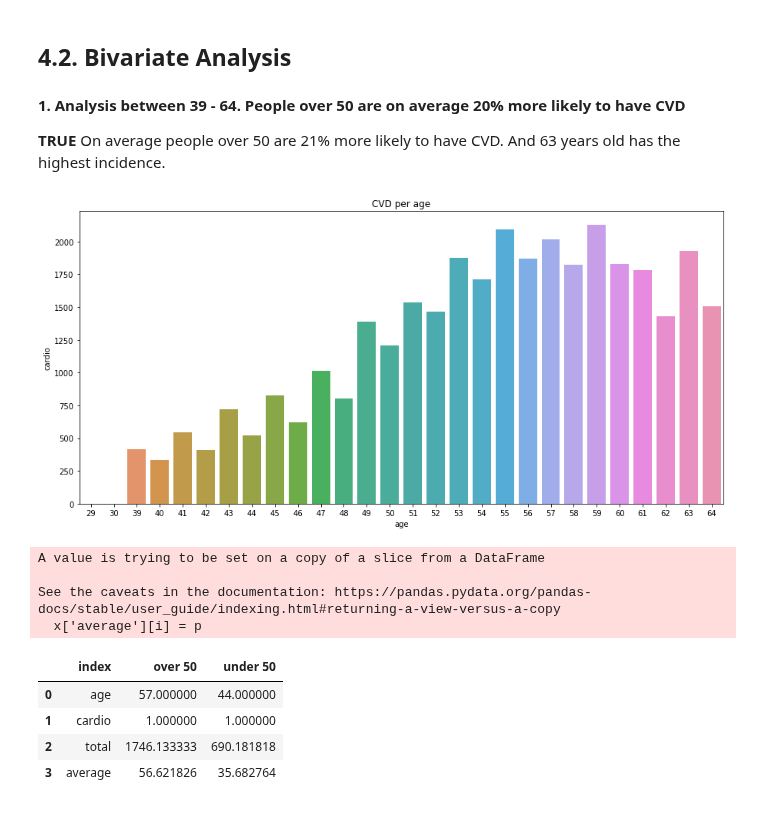
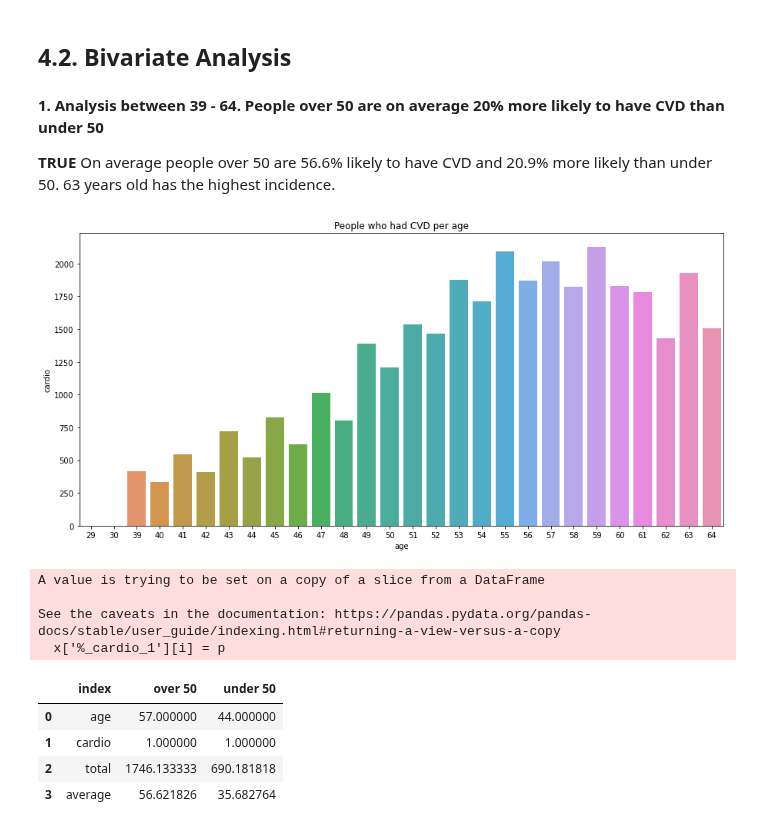
Before and after one commit to HenriqueCR1291/cardio_catch_diseases, a Jupyter notebook: m05_cardio_catch_diseases.ipynb, the cells around one changed output. Saved outputs shown, nothing was run; the diff lists cells and outputs as text; code cells hidden in the pictures.

```diff
--- a/m05_cardio_catch_diseases.ipynb
+++ b/m05_cardio_catch_diseases.ipynb
@@ -381,37 +408,31 @@ df42.hist(figsize=(24,12), bins=50);
 # %% [markdown]
 ## 4.2. Bivariate Analysis
 # %% [markdown]
-**1. Analysis between 39 - 64. People over 50 are on average 20% more likely to have CVD**
+**1. Analysis between 39 - 64. People over 50 are on average 20% more likely to have CVD than under 50**
 
-**TRUE** On average people over 50 are 21% more likely to have CVD. And 63 years old has the highest incidence.
+**TRUE** On average people over 50 are 56.6% likely to have CVD and 20.9% more likely than under 50. 63 years old has the highest incidence.
 # %%
 #cvd per age
 aux1 = df4[['age', 'cardio']].groupby('age').sum().reset_index().rename(columns={0:'total'})
 
 #histogram
 fig_dims = (15, 7)
 fig, ax = plt.subplots(figsize=fig_dims)
 sns.barplot(x='age', y='cardio', ax=ax, data=aux1)
-plt.title('CVD per age')
+plt.title('People who had CVD per age')
 plt.show()
 # %% [output]
-[figure, old version]
+[figure, new version]
 # %%
-#filter age after 39 and divide between two groups
-aux1 = df4[(df4['age'] >= 39) & (df4['cardio'] >= 1)]
-aux1 = aux1[['age', 'cardio']].groupby('age').size().reset_index().rename(columns={0:'total_1'})
-
-aux2 = df4[(df4['age'] >= 39) & (df4['cardio'] <= 0)]
-aux2 = aux2[['age', 'cardio']].groupby('age').size().reset_index().rename(columns={0:'total_0'})
+#% people with CVD per age
+aux1 = df4[(df4['age'] >= 39)]
+aux1 = aux1[['age', 'cardio']].groupby(['age','cardio']).size().reset_index().rename(columns={0:'total'})
+aux1['%_cardio_1'] = ""
+aux1 = perc(aux1)
+# %% [output]
+A value is trying to be set on a copy of a slice from a DataFrame
+
+See the caveats in the documentation: https://pandas.pydata.org/pandas-docs/stable/user_guide/indexing.html#returning-a-view-versus-a-copy
+  x['%_cardio_1'][i] = p
-# %%
-#% people with CVD per age
-aux1 = df4[['age', 'cardio']].groupby(['age','cardio']).size().reset_index().rename(columns={0:'total'})
-aux1['average'] = ""
-aux1 = perc(aux1)
-# %% [output]
-A value is trying to be set on a copy of a slice from a DataFrame
-
-See the caveats in the documentation: https://pandas.pydata.org/pandas-docs/stable/user_guide/indexing.html#returning-a-view-versus-a-copy
-  x['average'][i] = p
 # %%
 #divide bewtween two groups under and over 50
```
Also changed, not shown: parts of 50 cells of this notebook.
